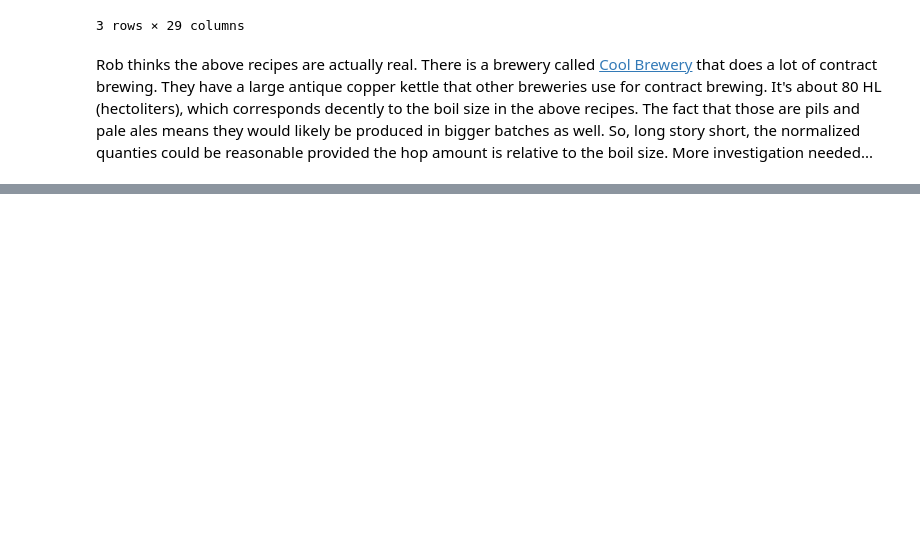
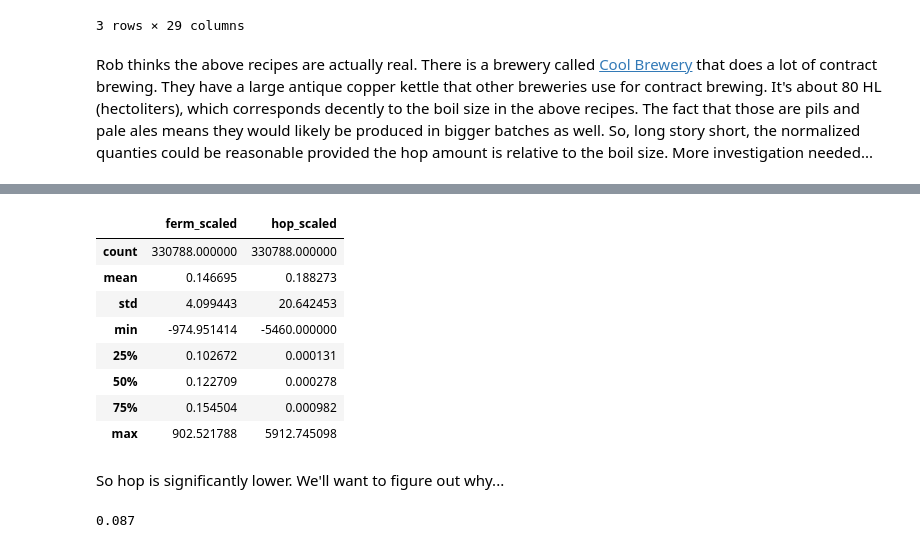
Before and after one commit to rmwoods/beer.ai, a Jupyter notebook: beer.ai/Ingredient Exploration.ipynb, the cells around one changed output, grey strips where cells are left out. Cells and saved outputs as stored; diff of their text form; code cells hidden in the pictures; blank space fills up the shorter version.

```diff
--- a/beer.ai/Ingredient Exploration.ipynb
+++ b/beer.ai/Ingredient Exploration.ipynb
@@ -190,3 +190,5 @@ recipe
 3 rows × 29 columns
 # %% [markdown]
 Rob thinks the above recipes are actually real. There is a brewery called [Cool Brewery](https://www.coolbeer.com/) that does a lot of contract brewing. They have a large antique copper kettle that other breweries use for contract brewing. It's about 80 HL (hectoliters), which corresponds decently to the boil size in the above recipes. The fact that those are pils and pale ales means they would likely be produced in bigger batches as well. So, long story short, the normalized quanties could be reasonable provided the hop amount is relative to the boil size. More investigation needed...
+# %%
+ing_storer = store.get_storer("/ingredients")
@@ -192,0 +217,3 @@ Rob thinks the above recipes are actually real. There is a brewery called [Cool
+# %%
+scaled_cols = [col for col in ing_storer.non_index_axes[0][1] if "scaled" in col] + [col for col in core.columns if "scaled" in col]
+print("Scaled columns: ", scaled_cols)
@@ -192,0 +224,2 @@ Rob thinks the above recipes are actually real. There is a brewery called [Cool
+# %%
+scaled = store.select("/ingredients", columns=scaled_cols)
@@ -192,0 +240,17 @@ Rob thinks the above recipes are actually real. There is a brewery called [Cool
+# %%
+# Because a recipe can have many ferm/hop additions, we need to group by a recipe id, sum, and then get statistics
+scaled_totals = scaled.groupby(scaled.index).sum()
+# %%
+scaled_totals.describe()
+# %% [output]
+|  | ferm_scaled | hop_scaled |
+| count | 330788.000000 | 330788.000000 |
+| mean | 0.146695 | 0.188273 |
+| std | 4.099443 | 20.642453 |
+| min | -974.951414 | -5460.000000 |
+| 25% | 0.102672 | 0.000131 |
+| 50% | 0.122709 | 0.000278 |
+| 75% | 0.154504 | 0.000982 |
+| max | 902.521788 | 5912.745098 |
+# %% [markdown]
+So hop is significantly lower. We'll want to figure out why...
@@ -192,0 +259,4 @@ Rob thinks the above recipes are actually real. There is a brewery called [Cool
+# %%
+hops["hop_alpha"].median()
+# %% [output]
+0.087
```
Also changed, not shown: parts of 29 cells of this notebook, 8 other files.
